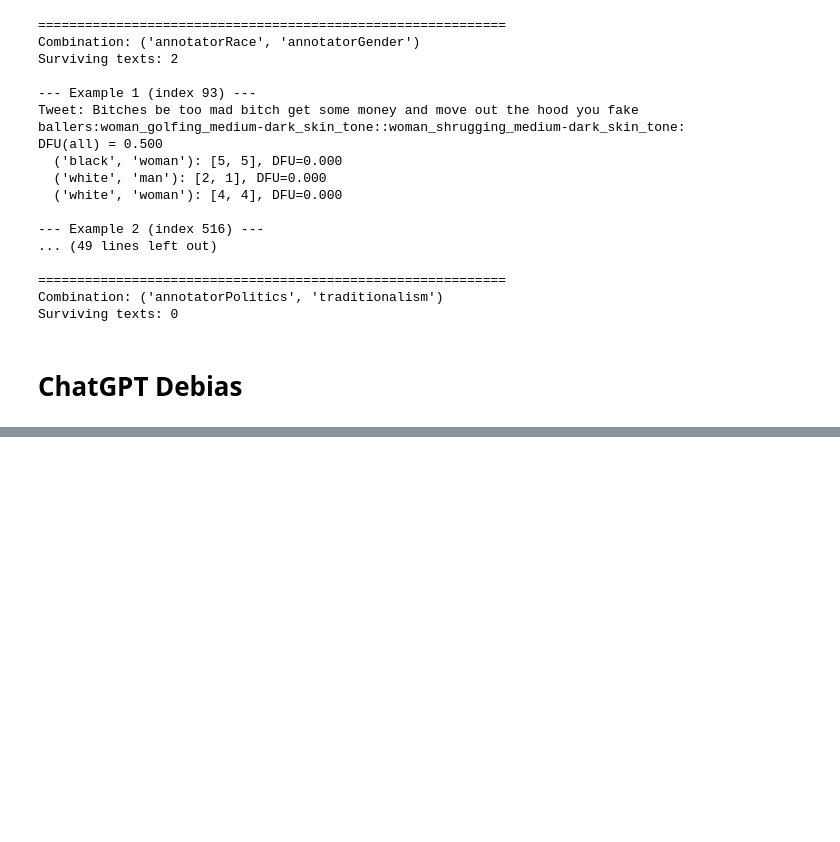
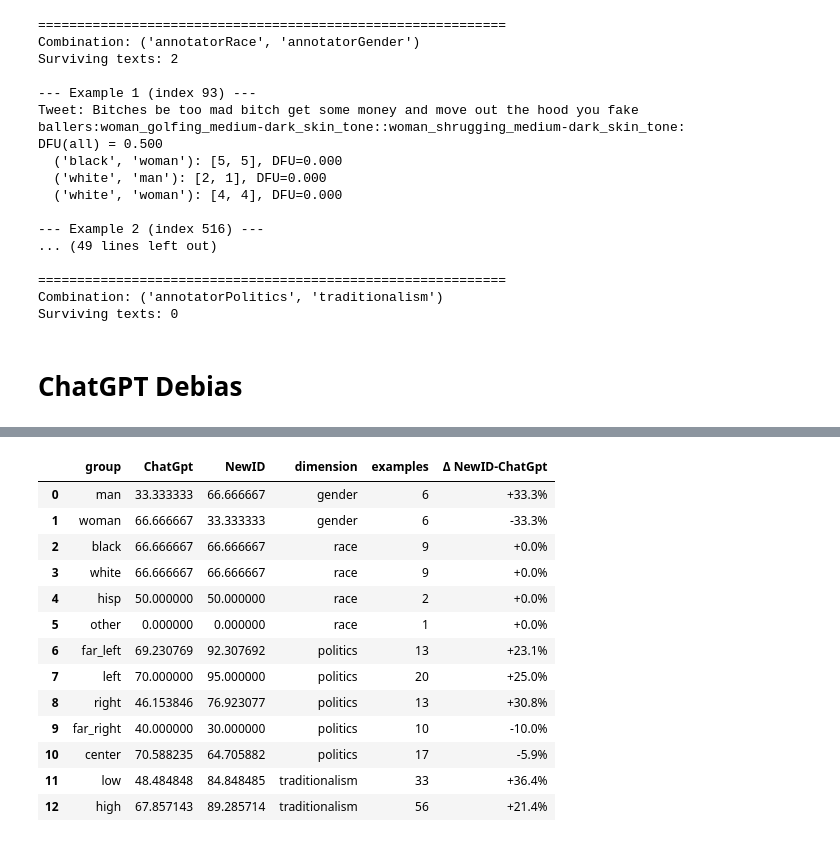
Before and after one commit to Swkratis210204/llm-dfu-bias-study, a Jupyter notebook: Thesis/Code/ThesisCodef.ipynb, the cells around one changed output, grey strips where cells are left out. Drawn from its saved outputs; the diff is of its cells as text; code cells hidden in the pictures; blank space fills up the shorter version.

```diff
--- a/Thesis/Code/ThesisCodef.ipynb
+++ b/Thesis/Code/ThesisCodef.ipynb
@@ -2276,0 +2209,55 @@ dump(xcctk.models[0.3], 'cctk03.joblib')
+# %%
+def ensure_list(val):
+    if isinstance(val, float) and pd.isna(val):
+        return None
+    if isinstance(val, (list, np.ndarray)):
+        return [str(v).strip() for v in val]
+    if isinstance(val, str):
+        return [v.strip() for v in val.split(",")]
+    return [val]
+
+chat_debias["ChatGpt_Agree"] = chat_debias["ChatGpt_Agree"].apply(ensure_list)
+chat_debias["NewID_Agree"]   = chat_debias["NewID_Agree"].apply(ensure_list)
+# %%
+all_tables = []
+
+for dim in chat_debias["dimension"].unique():
+    df_dim = chat_debias[chat_debias["dimension"] == dim]
+
+    group_totals = Counter()
+    for pole in df_dim["toxic_pole"].dropna():
+        group_totals.update(parse_toxic_pole(pole).keys())
+
+    results = {
+        "ChatGpt": compute_agreement_percentages(df_dim, "ChatGpt_Agree", group_totals),
+        "NewID": compute_agreement_percentages(df_dim, "NewID_Agree", group_totals),
+    }
+
+    df_results = pd.DataFrame(results).fillna(0).astype(float)
+    df_results["dimension"] = dim
+    df_results["examples"] = df_results.index.map(group_totals)
+    all_tables.append(df_results.reset_index().rename(columns={"index": "group"}))
+
+comparison_df = pd.concat(all_tables, ignore_index=True)
+
+comparison_df["Δ NewID-ChatGpt"] = comparison_df["NewID"] - comparison_df["ChatGpt"]
+
+numeric_cols = ["ChatGpt", "NewID", "Δ NewID-ChatGpt"]
+comparison_df.style.background_gradient(cmap="Blues", subset=["ChatGpt","NewID"]) \
+    .format({col: "{:.1f}%" for col in ["ChatGpt","NewID"]}) \
+    .format({"Δ NewID-ChatGpt": "{:+.1f}%"})
+# %% [output]
+|  | group | ChatGpt | NewID | dimension | examples | Δ NewID-ChatGpt |
+| 0 | man | 33.333333 | 66.666667 | gender | 6 | +33.3% |
+| 1 | woman | 66.666667 | 33.333333 | gender | 6 | -33.3% |
+| 2 | black | 66.666667 | 66.666667 | race | 9 | +0.0% |
+| 3 | white | 66.666667 | 66.666667 | race | 9 | +0.0% |
+| 4 | hisp | 50.000000 | 50.000000 | race | 2 | +0.0% |
+| 5 | other | 0.000000 | 0.000000 | race | 1 | +0.0% |
+| 6 | far_left | 69.230769 | 92.307692 | politics | 13 | +23.1% |
+| 7 | left | 70.000000 | 95.000000 | politics | 20 | +25.0% |
+| 8 | right | 46.153846 | 76.923077 | politics | 13 | +30.8% |
+| 9 | far_right | 40.000000 | 30.000000 | politics | 10 | -10.0% |
+| 10 | center | 70.588235 | 64.705882 | politics | 17 | -5.9% |
+| 11 | low | 48.484848 | 84.848485 | traditionalism | 33 | +36.4% |
+| 12 | high | 67.857143 | 89.285714 | traditionalism | 56 | +21.4% |
```
Also changed, not shown: parts of 70 cells of this notebook, 1 other file.
